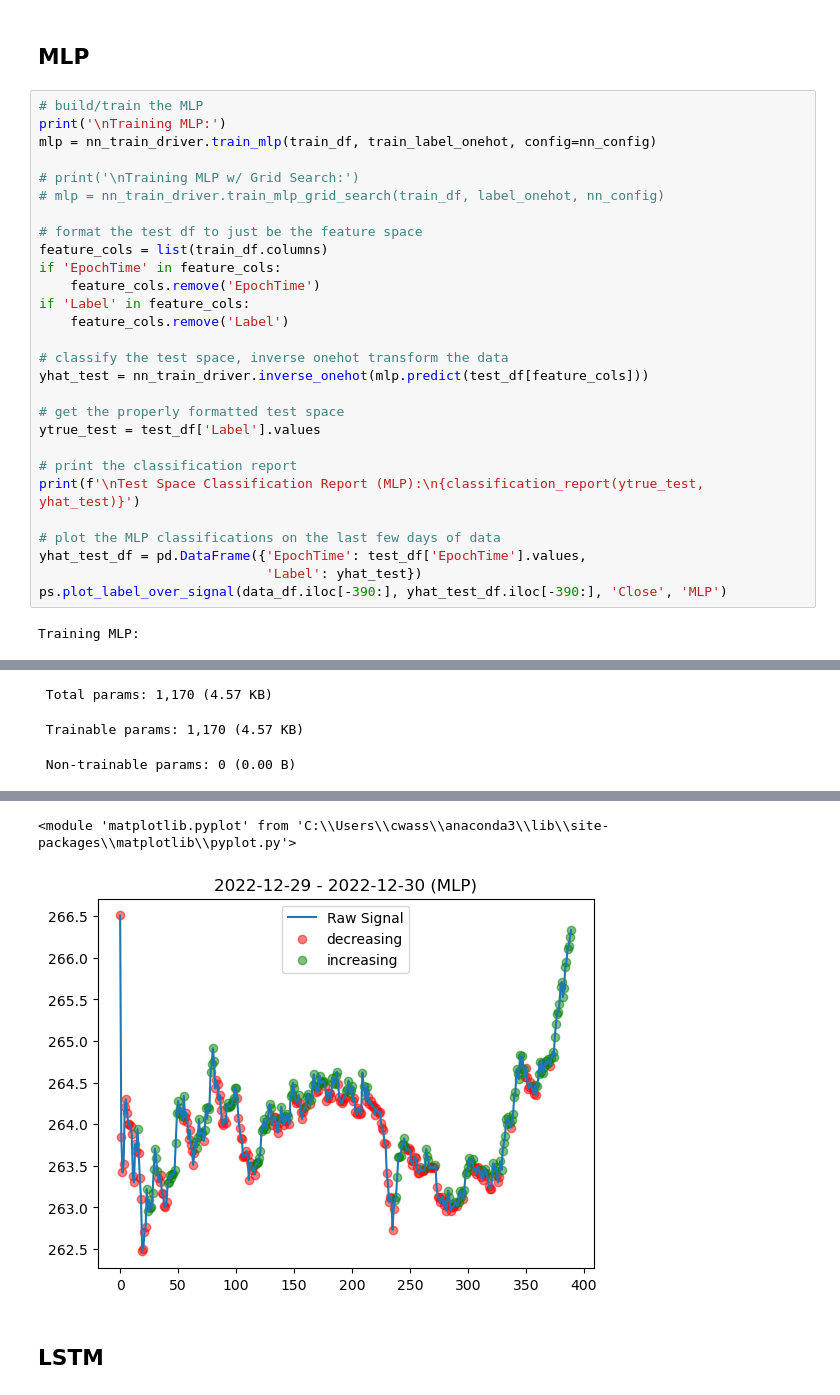
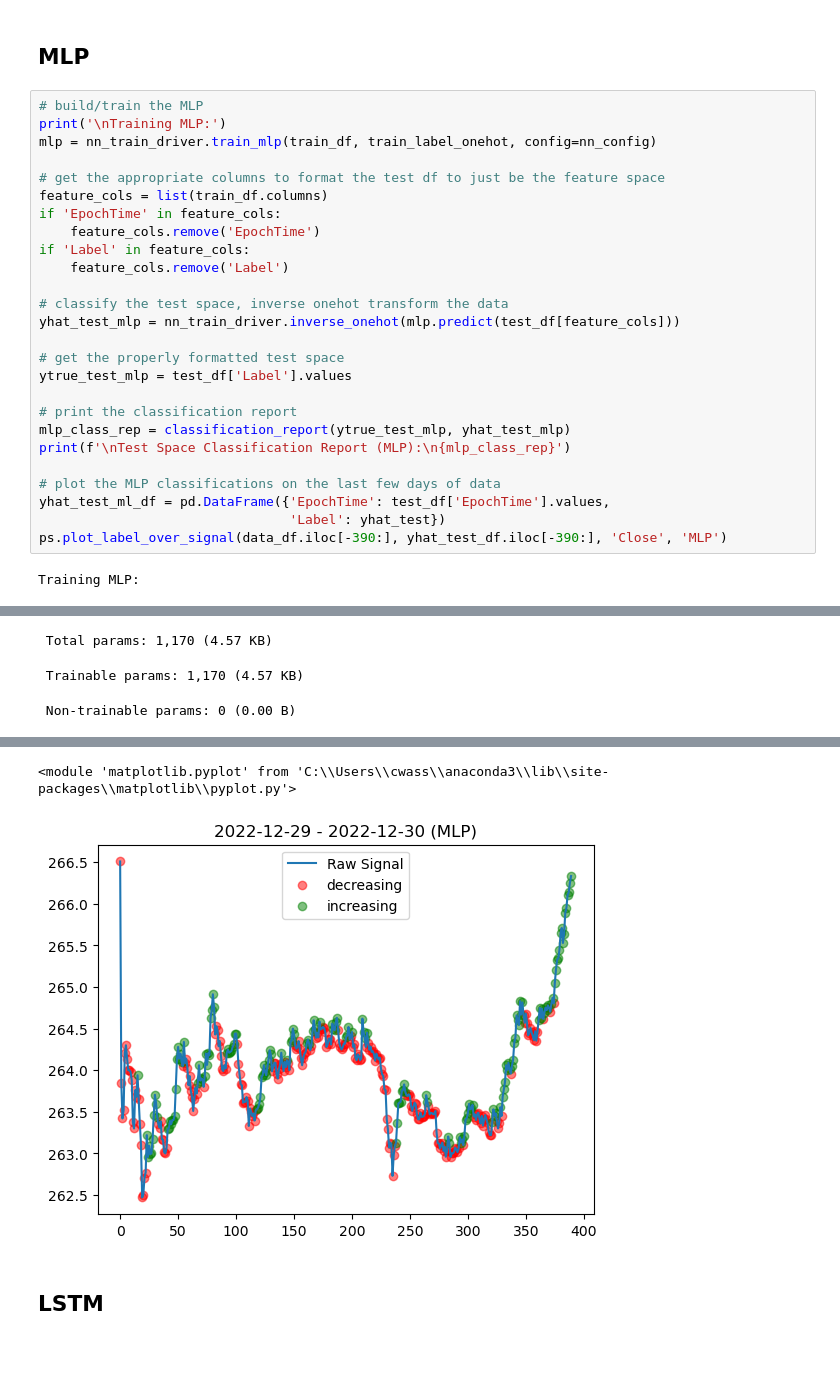
Before and after one commit to sindarian/market-trend-classification, a Jupyter notebook: analysis_driver.ipynb, the cells around one changed output, grey strips where cells are left out. Drawn from its saved outputs; the diff is of its cells as text; blank space fills up the shorter version.

```diff
--- a/analysis_driver.ipynb
+++ b/analysis_driver.ipynb
@@ -98,10 +98,7 @@ Default Hyperparameter Configuration:
 print('\nTraining MLP:')
 mlp = nn_train_driver.train_mlp(train_df, train_label_onehot, config=nn_config)
 
-# print('\nTraining MLP w/ Grid Search:')
-# mlp = nn_train_driver.train_mlp_grid_search(train_df, label_onehot, nn_config)
-
-# format the test df to just be the feature space
+# get the appropriate columns to format the test df to just be the feature space
 feature_cols = list(train_df.columns)
 if 'EpochTime' in feature_cols:
     feature_cols.remove('EpochTime')
@@ -109,17 +106,18 @@ if 'Label' in feature_cols:
     feature_cols.remove('Label')
 
 # classify the test space, inverse onehot transform the data
-yhat_test = nn_train_driver.inverse_onehot(mlp.predict(test_df[feature_cols]))
+yhat_test_mlp = nn_train_driver.inverse_onehot(mlp.predict(test_df[feature_cols]))
 
 # get the properly formatted test space
-ytrue_test = test_df['Label'].values
+ytrue_test_mlp = test_df['Label'].values
 
 # print the classification report
-print(f'\nTest Space Classification Report (MLP):\n{classification_report(ytrue_test, yhat_test)}')
+mlp_class_rep = classification_report(ytrue_test_mlp, yhat_test_mlp)
+print(f'\nTest Space Classification Report (MLP):\n{mlp_class_rep}')
 
 # plot the MLP classifications on the last few days of data
-yhat_test_df = pd.DataFrame({'EpochTime': test_df['EpochTime'].values,
-                             'Label': yhat_test})
+yhat_test_ml_df = pd.DataFrame({'EpochTime': test_df['EpochTime'].values,
+                                'Label': yhat_test})
 ps.plot_label_over_signal(data_df.iloc[-390:], yhat_test_df.iloc[-390:], 'Close', 'MLP')
 # %% [output]
 Training MLP:
@@ -153,9 +151,9 @@ Test Space Classification Report (MLP):
 
     accuracy                           0.69     18793
    macro avg       0.69      0.69      0.69     18793
 weighted avg       0.69      0.69      0.69     18793
 <module 'matplotlib.pyplot' from 'C:\\Users\\cwass\\anaconda3\\lib\\site-packages\\matplotlib\\pyplot.py'>
-[figure, old version]
+[figure, new version]
 # %% [markdown]
 ## LSTM
 # %%
```
Also changed, not shown: parts of 7 cells of this notebook.
